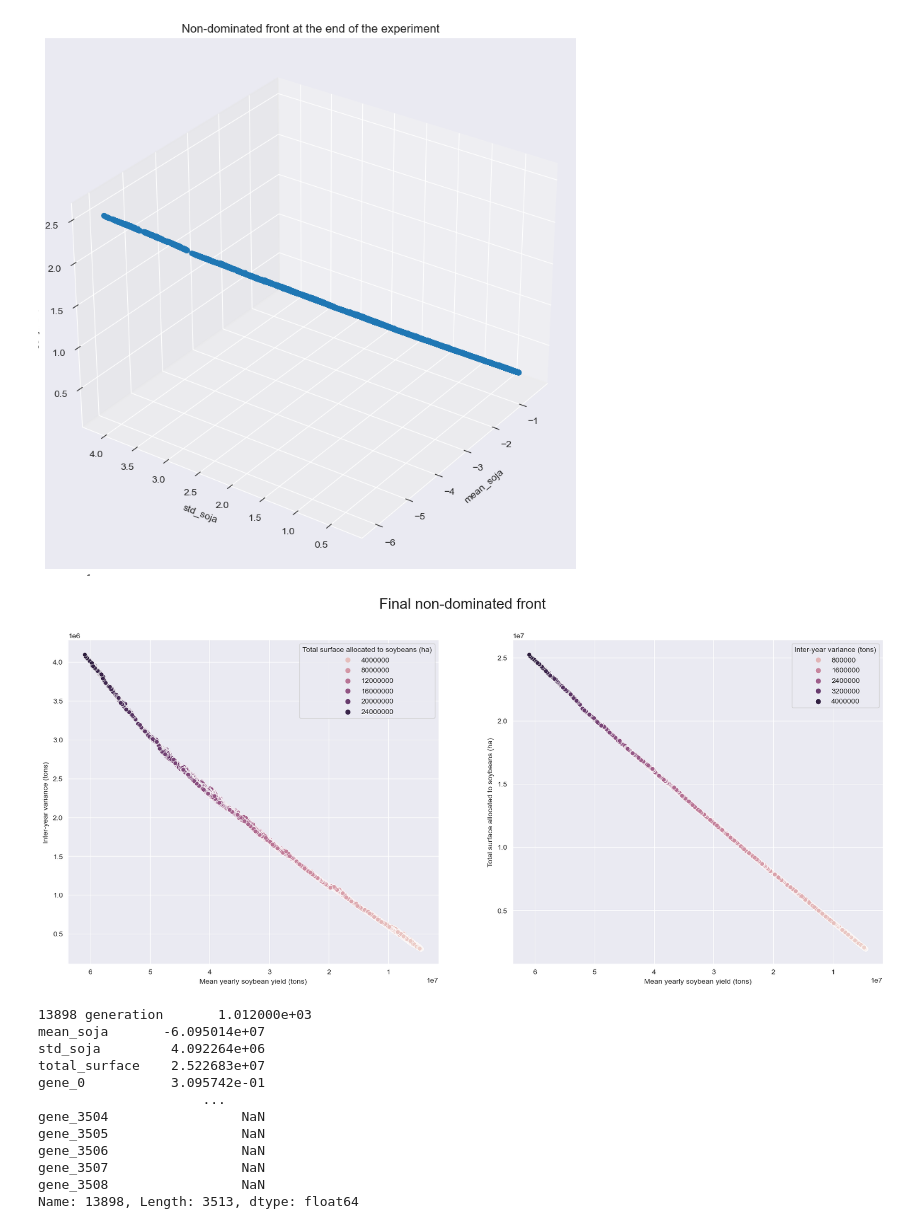
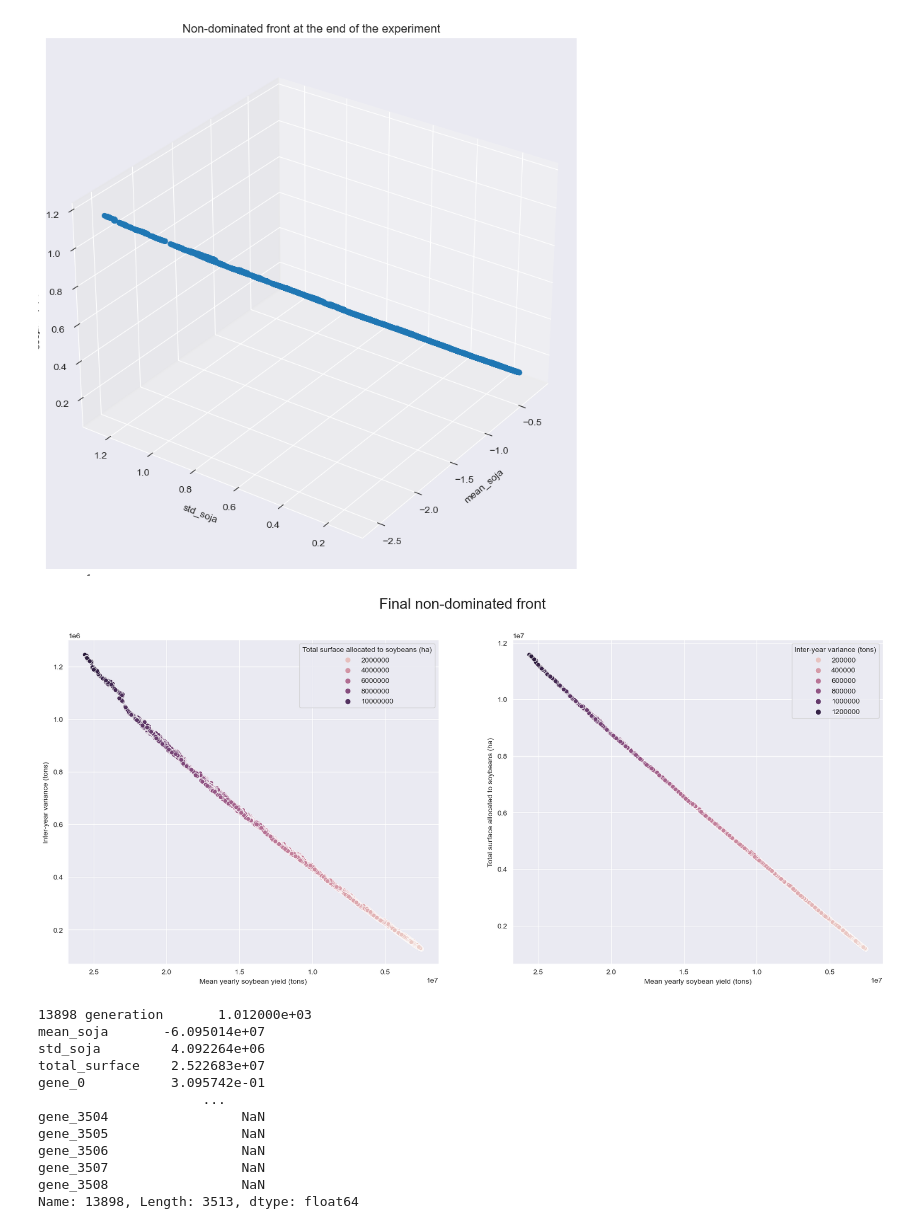
Before and after one commit to albertotonda/optimization-crop-allocation, a Jupyter notebook: src/plot_figures.ipynb, the cells around one changed output. Drawn from its saved outputs; the diff is of its cells as text; code cells hidden in the pictures.

```diff
--- a/src/plot_figures.ipynb
+++ b/src/plot_figures.ipynb
@@ -13,32 +13,32 @@ names2labels = {fitness_names[0] : "Mean yearly soybean yield (tons)",
 # %%
 # let's start with something simple: we plot the final Pareto front from one of the experiments
 #data_file = "../results/2024-01-19-soja-allocation-3-objectives/42-archive-generation-520.csv"
 
-generation = 1012
-folder = "2024-01-22-soja-allocation-3-objectives"
-data_file = "../results/" + folder + "/42-archive-generation-%d.csv" % generation
+generation = 390
+folder = "2024-01-26-soja-allocation-3-objectives"
+data_file = "../results/" + folder + "/42-3-objectives-archive-generation-%d.csv" % generation
 
-data_file = "../results/3-objectives-42-archive-generation-1012.csv"
+#data_file = "../results/3-objectives-42-archive-generation-1012.csv"
 df = pd.read_csv(data_file)
 
 x = df[fitness_names[0]].values
 y = df[fitness_names[1]].values
 z = df[fitness_names[2]].values
 
 fig = plt.figure(figsize=(10, 8))
 axes = plt.axes(projection="3d")
 axes.scatter3D(x, y, z)
 
 axes.set_title("Non-dominated front at the end of the experiment")
 axes.set_xlabel(fitness_names[0])
 axes.set_ylabel(fitness_names[1])
 axes.set_zlabel(fitness_names[2])
 
 axes.view_init(30, 215)
 plt.tight_layout()
 plt.show()
 # %% [output]
-[figure, old version]
+[figure, new version]
 # %%
 # now, here I need to perform some dark magic to avoid issues with labels
 df_dictionary = {names2labels[fitness_names[i]] : [] for i in range(0, len(fitness_names))}
@@ -64,7 +64,7 @@ fig.suptitle("Final non-dominated front", fontsize=20)
 
 plt.savefig("../results/" + folder + "-gen%d.png" % generation, dpi=300)
 # %% [output]
-[figure, old version]
+[figure, new version]
 # %%
 # this code here is just to check the file
 row_max_soja = df.iloc[df["mean_soja"].idxmin()]
```
Also changed, not shown: parts of 2 cells of this notebook, 1 other file.
